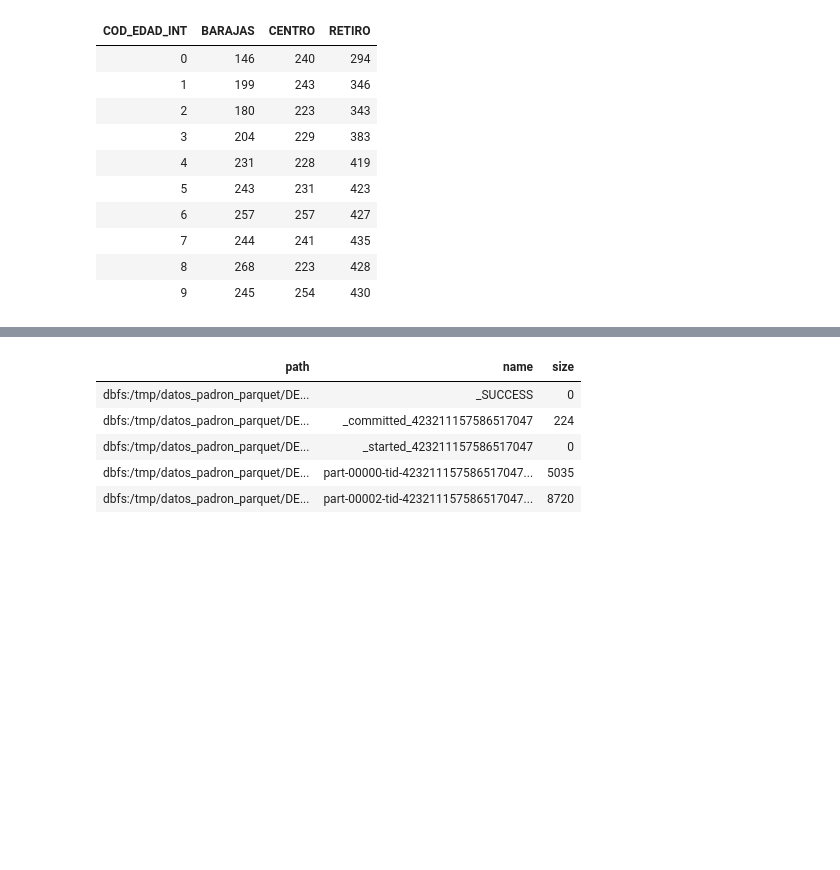
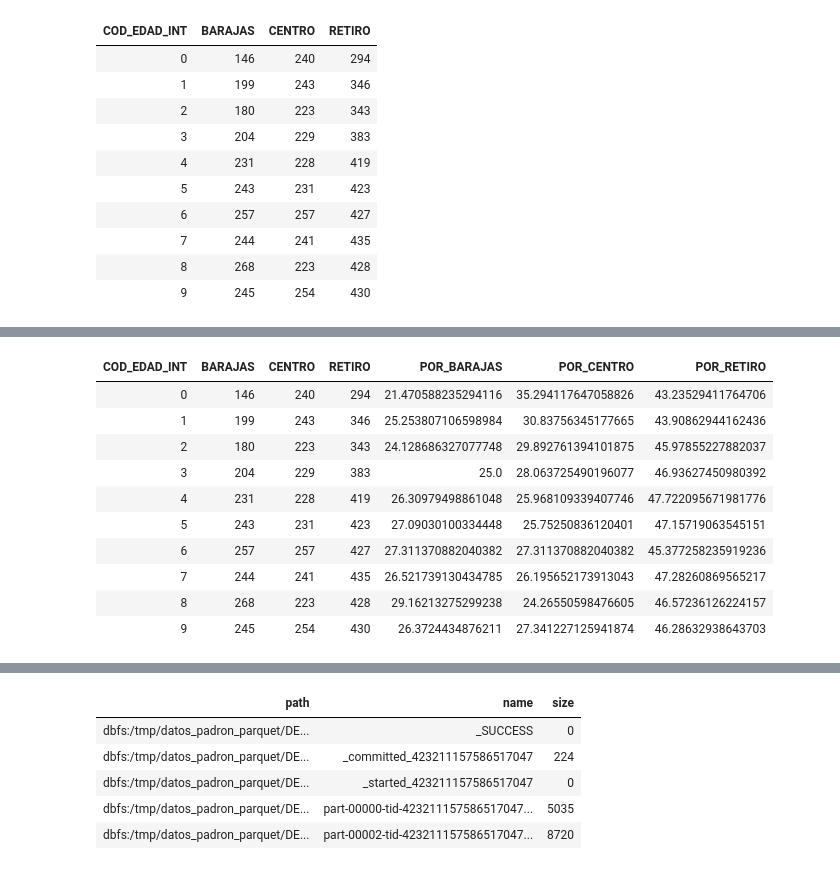
Before and after one commit to inakibosonit/formacion, a Jupyter notebook: practica_padron/ejercicios_spark.ipynb, the cells around one changed output, grey strips where cells are left out. Saved outputs shown, nothing was run; the diff lists cells and outputs as text; code cells hidden in the pictures; blank space fills up the shorter version.

```diff
--- a/practica_padron/ejercicios_spark.ipynb
+++ b/practica_padron/ejercicios_spark.ipynb
@@ -241,6 +241,7 @@ display(pivotDF.limit(10))
 | 9 | 245 | 254 | 430 |
 # %%
 #Utilizando este nuevo DF, crea 3 columnas nuevas que hagan referencia a qué porcentaje de la suma de "espanolesmujeres" en los tres distritos para cada rango de edad representa cada uno de los tres distritos. Debe estar redondeada a 2 decimales. Puedes imponerte la condición extra de no apoyarte en ninguna columna auxiliar creada para el caso.
-df8 = df.where( F.col("DESC_DISTRITO").isin('CENTRO', 'BARAJAS' , 'RETIRO')).groupBy("COD_EDAD_INT").pivot("DESC_DISTRITO").sum("espanolesmujeres").orderBy("COD_EDAD_INT") \
-  .withColumn("PBARAJAS", F.col("BARAJAS") / df.where(F.col("DESC_DISTRITO") == 'BARAJAS').groupBy("DESC_DISTRITO").sum("espanolesmujeres"))
+df8 = pivotDF.withColumn("POR_BARAJAS", (pivotDF.BARAJAS / (pivotDF.CENTRO + pivotDF.BARAJAS + pivotDF.RETIRO)) * 100).withColumn("POR_CENTRO", (pivotDF.CENTRO / (pivotDF.CENTRO + pivotDF.BARAJAS + pivotDF.RETIRO)) * 100).withColumn("POR_RETIRO", (pivotDF.RETIRO / (pivotDF.CENTRO + pivotDF.BARAJAS + pivotDF.RETIRO)) * 100).orderBy("COD_EDAD_INT")
+
+display(df8.limit(10))
 # %% [output]
@@ -249,3 +248,14 @@ df8 = df.where( F.col("DESC_DISTRITO").isin('CENTRO', 'BARAJAS' , 'RETIRO')).gro
+| COD_EDAD_INT | BARAJAS | CENTRO | RETIRO | POR_BARAJAS | POR_CENTRO | POR_RETIRO |
+| 0 | 146 | 240 | 294 | 21.470588235294116 | 35.294117647058826 | 43.23529411764706 |
+| 1 | 199 | 243 | 346 | 25.253807106598984 | 30.83756345177665 | 43.90862944162436 |
+| 2 | 180 | 223 | 343 | 24.128686327077748 | 29.892761394101875 | 45.97855227882037 |
+| 3 | 204 | 229 | 383 | 25.0 | 28.063725490196077 | 46.93627450980392 |
+| 4 | 231 | 228 | 419 | 26.30979498861048 | 25.968109339407746 | 47.722095671981776 |
+| 5 | 243 | 231 | 423 | 27.09030100334448 | 25.75250836120401 | 47.15719063545151 |
+| 6 | 257 | 257 | 427 | 27.311370882040382 | 27.311370882040382 | 45.377258235919236 |
+| 7 | 244 | 241 | 435 | 26.521739130434785 | 26.195652173913043 | 47.28260869565217 |
+| 8 | 268 | 223 | 428 | 29.16213275299238 | 24.26550598476605 | 46.57236126224157 |
+| 9 | 245 | 254 | 430 | 26.3724434876211 | 27.341227125941874 | 46.28632938643703 |
 # %%
 #Guarda el archivo csv original particionado por distrito y por barrio (en ese orden) en un directorio local. Consulta el directorio para ver la estructura de los ficheros y comprueba que es la esperada.
 
```
Also changed, not shown: parts of 6 cells of this notebook.
